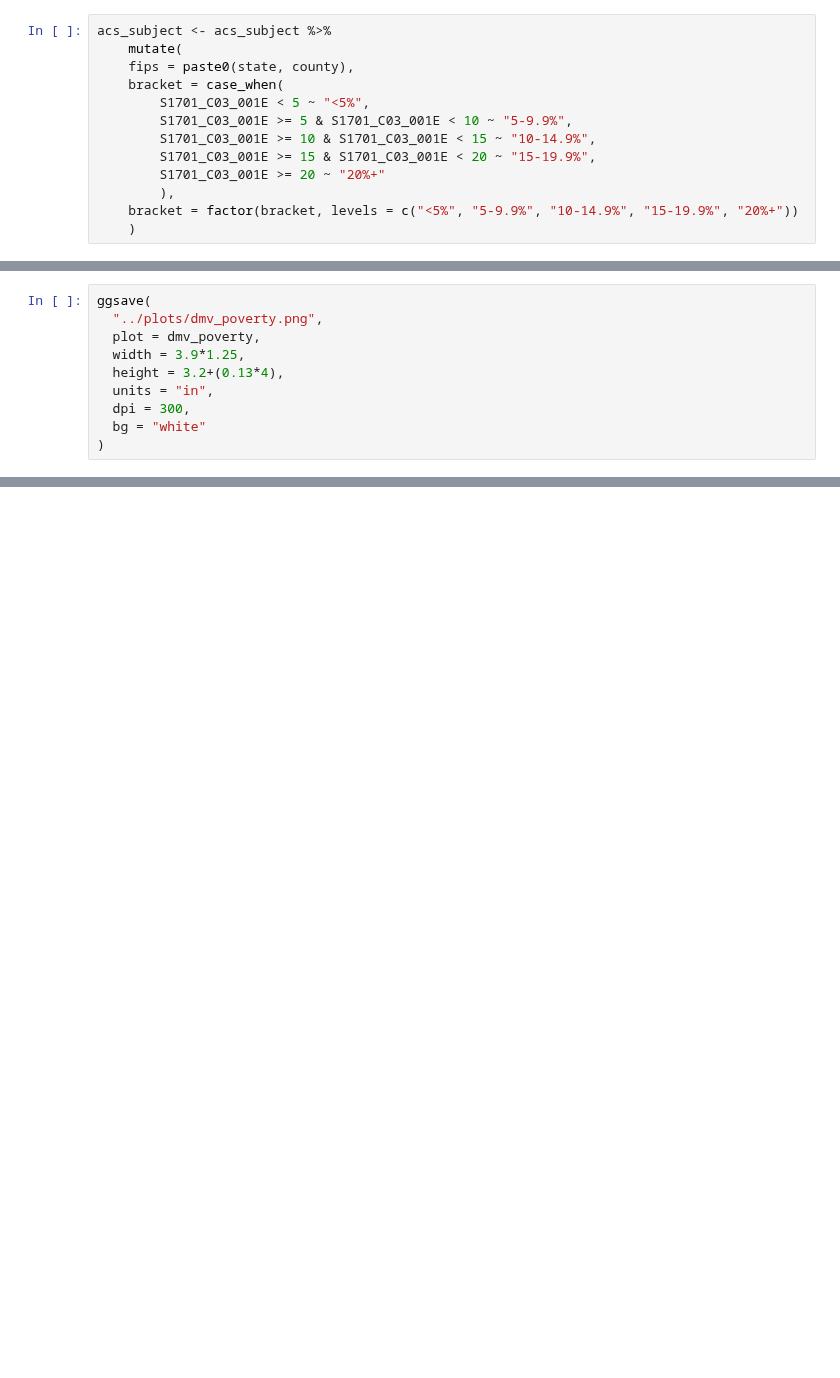
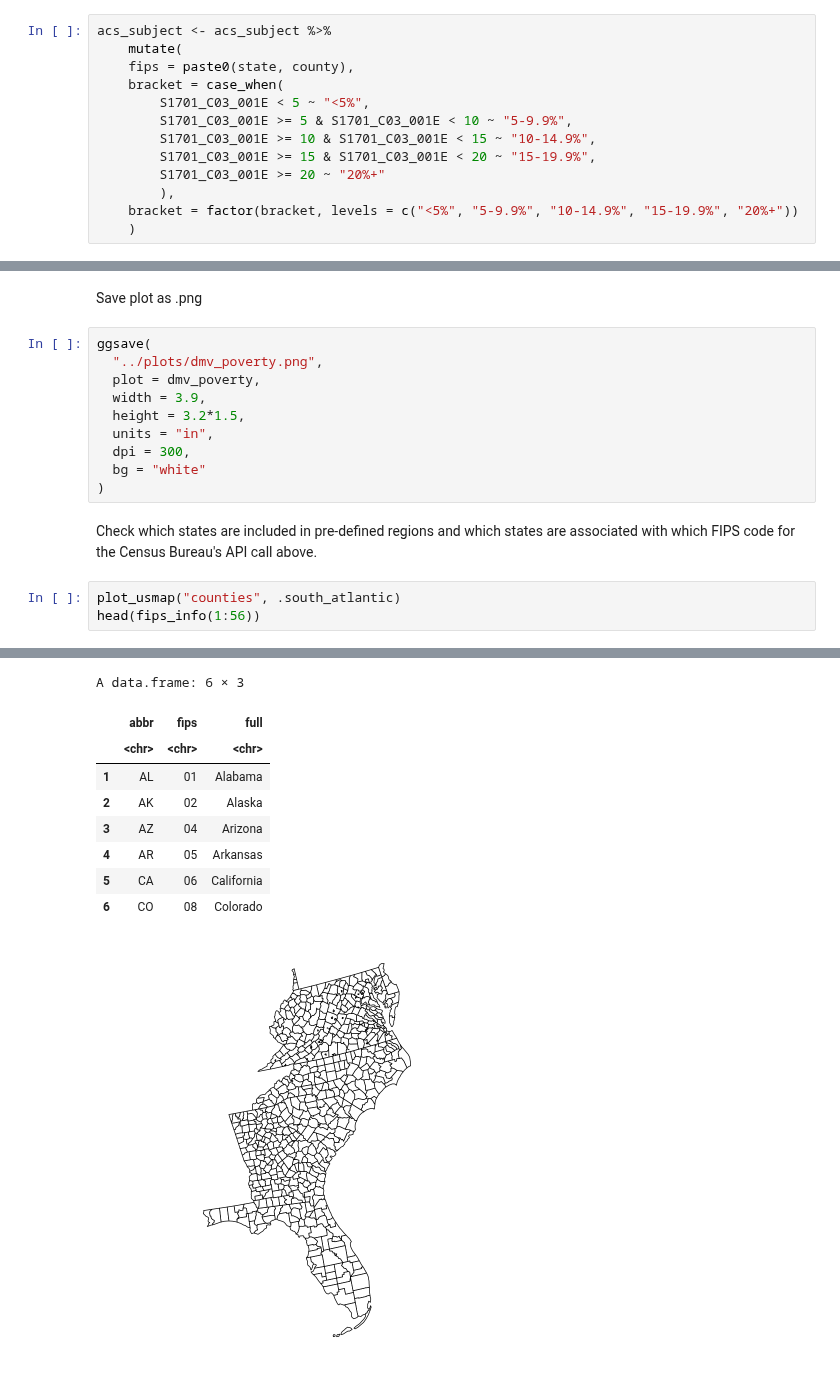
Before and after one commit to maha4028/economic-charting, a Jupyter notebook: code/poverty.ipynb, the cells around one changed output, grey strips where cells are left out. Cells and saved outputs as stored; diff of their text form; blank space fills up the shorter version.

```diff
--- a/code/poverty.ipynb
+++ b/code/poverty.ipynb
@@ -81,10 +79,18 @@ dmv_poverty <- plot_usmap("counties", include = c("VA", "DC", "MD"), data = acs_
+# %% [markdown]
+Save plot as .png
 # %%
 ggsave(
   "../plots/dmv_poverty.png",
   plot = dmv_poverty,
-  width = 3.9*1.25,
-  height = 3.2+(0.13*4),
+  width = 3.9,
+  height = 3.2*1.5,
   units = "in",
   dpi = 300,
   bg = "white"
 )
+# %% [markdown]
+Check which states are included in pre-defined regions and which states are associated with which FIPS code for the Census Bureau's API call above.
+# %%
+plot_usmap("counties", .south_atlantic)
+head(fips_info(1:56))
+# %% [output]
@@ -90,0 +99,10 @@ ggsave(
+A data.frame: 6 × 3
+|  | abbr | fips | full |
+|  | <chr> | <chr> | <chr> |
+| 1 | AL | 01 | Alabama |
+| 2 | AK | 02 | Alaska |
+| 3 | AZ | 04 | Arizona |
+| 4 | AR | 05 | Arkansas |
+| 5 | CA | 06 | California |
+| 6 | CO | 08 | Colorado |
+[figure, added]
```
Also changed, not shown: parts of 6 cells of this notebook, 2 other files.
